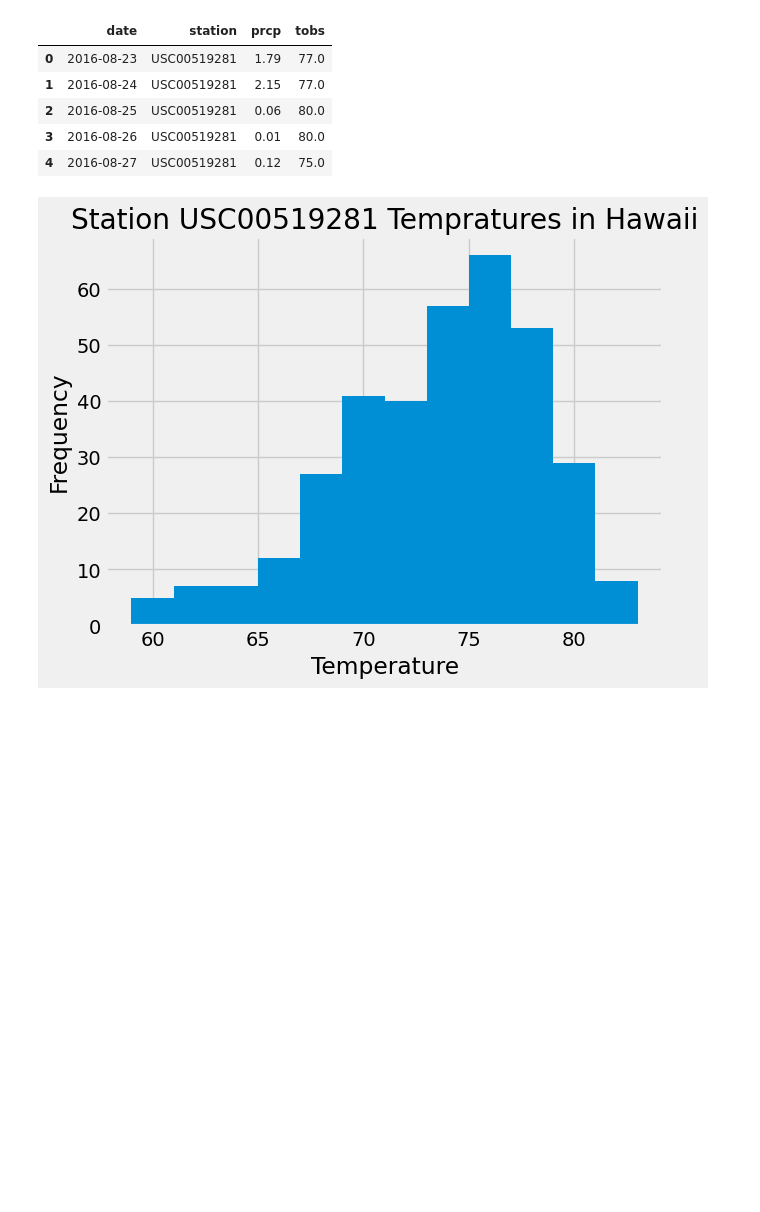
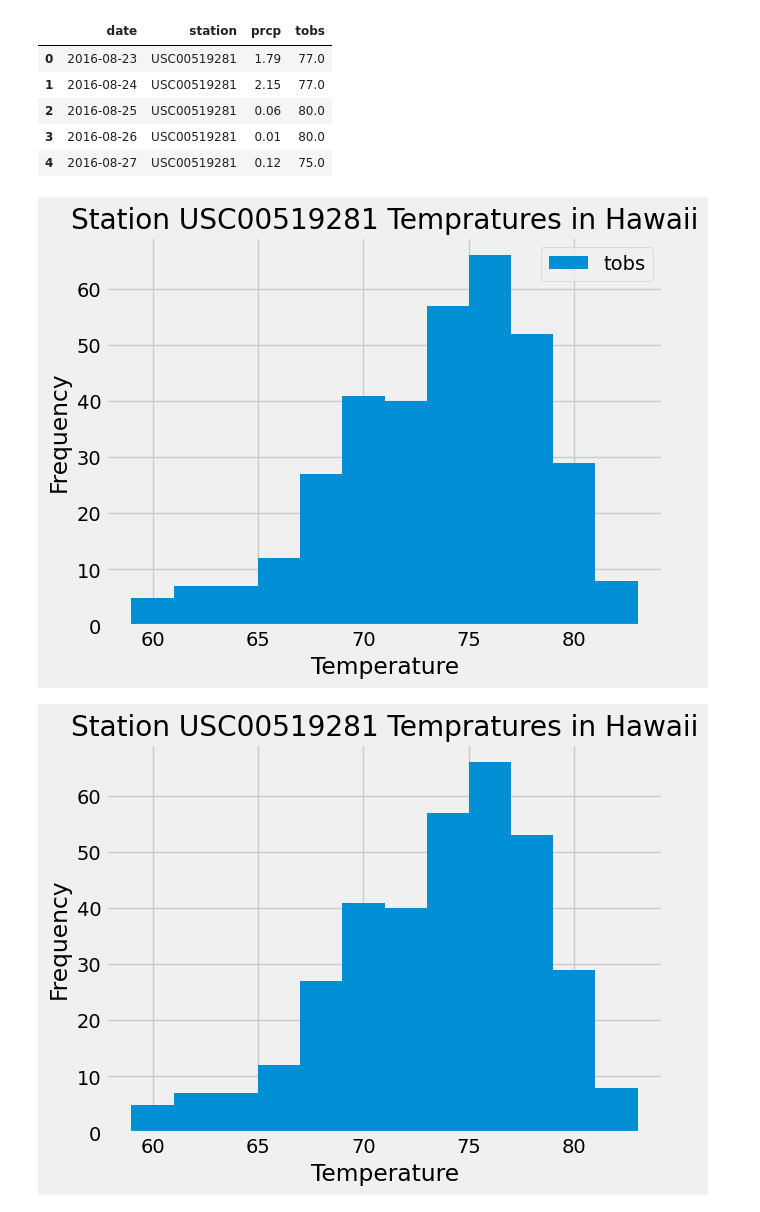
Before and after one commit to Berli85/Childers_SMU_HW_2023, a Jupyter notebook: 10-SQLAlchemy/Childers_climate_starter.ipynb, the cells around one changed output. Cells and saved outputs as stored; diff of their text form; code cells hidden in the pictures; blank space fills up the shorter version.

```diff
--- a/10-SQLAlchemy/Childers_climate_starter.ipynb
+++ b/10-SQLAlchemy/Childers_climate_starter.ipynb
@@ -152,6 +178,15 @@ df_6.head()
 | 2 | 2016-08-25 | USC00519281 | 0.06 | 80.0 |
 | 3 | 2016-08-26 | USC00519281 | 0.01 | 80.0 |
 | 4 | 2016-08-27 | USC00519281 | 0.12 | 75.0 |
+# %%
+results_3 = session.query(Measurement.tobs).\
+    filter (Measurement.station == "USC00519281").\
+    filter(Measurement.date > '2016-08-23').all()
+results_3 = pd.DataFrame (results_3)
+results_3.plot.hist(bins=12, title="Station USC00519281 Tempratures in Hawaii", ylabel='Frequency', xlabel='Temperature')
+plt.show()
+# %% [output]
+[figure, added]
 # %%
 df_6.tobs.plot.hist(bins=12, title="Station USC00519281 Tempratures in Hawaii", ylabel='Frequency', xlabel='Temperature')
 plt.show()
```
Also changed, not shown: parts of 4 cells of this notebook, 8 other files.
